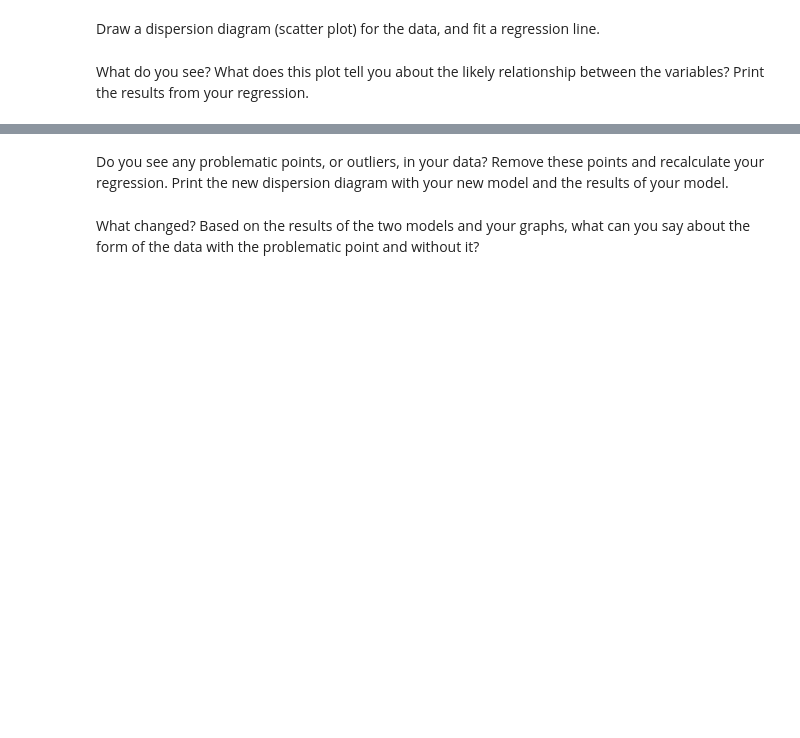
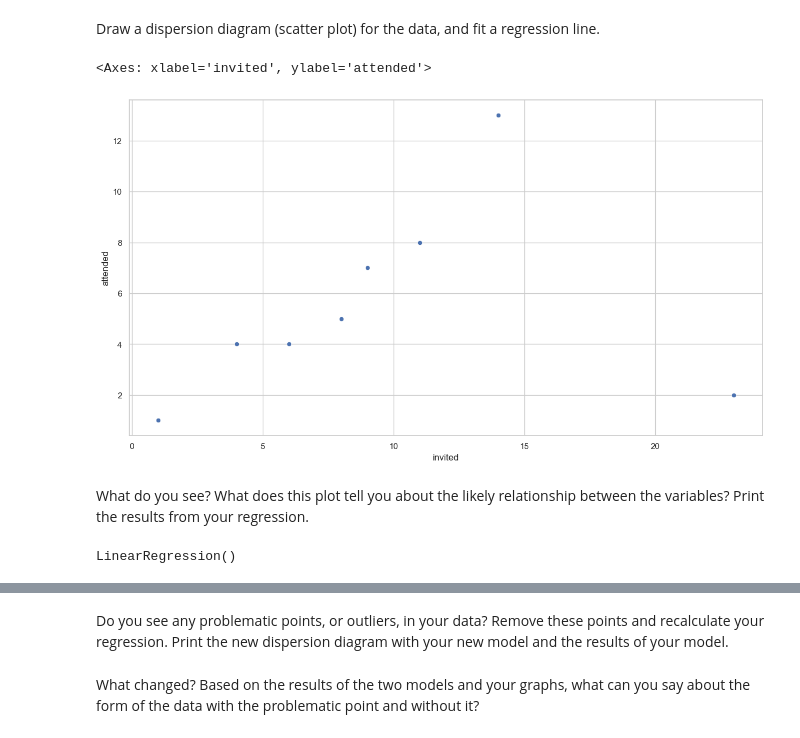
Before and after one commit to Ironhack-data-bcn-january-2023/lab-regression-analysis, a Jupyter notebook: your-code.ipynb, the cells around one changed output, grey strips where cells are left out. Saved outputs shown, nothing was run; the diff lists cells and outputs as text; code cells hidden in the pictures; blank space fills up the shorter version.

```diff
--- a/your-code.ipynb
+++ b/your-code.ipynb
@@ -232,0 +231,5 @@ First, build a dataframe with the data.
+# %%
+x = {"invited":[1,23,4,6,8,9,11,14], "attended" : [1,2,4,4,5,7,8,13]}
+# %%
+x = pd.DataFrame(x)
+x
@@ -237,2 +248,7 @@ Draw a dispersion diagram (scatter plot) for the data, and fit a regression line
+# %%
+sns.scatterplot(x=x["invited"], y=x["attended"])
+# %% [output]
+<Axes: xlabel='invited', ylabel='attended'>
+[figure, added]
 # %% [markdown]
 What do you see? What does this plot tell you about the likely relationship between the variables? Print the results from your regression.
@@ -240,0 +257,5 @@ What do you see? What does this plot tell you about the likely relationship betw
+# %%
+lr.fit(X = x[["invited"]],
+       y = x["attended"])
+# %% [output]
+LinearRegression()
```
Also changed, not shown: parts of 8 cells of this notebook.
